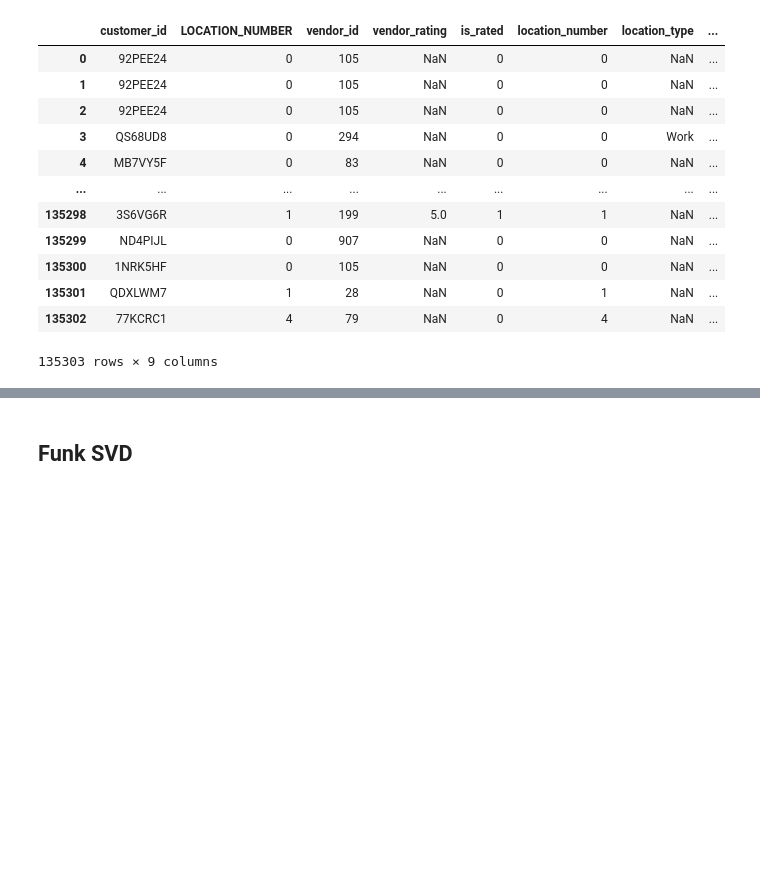
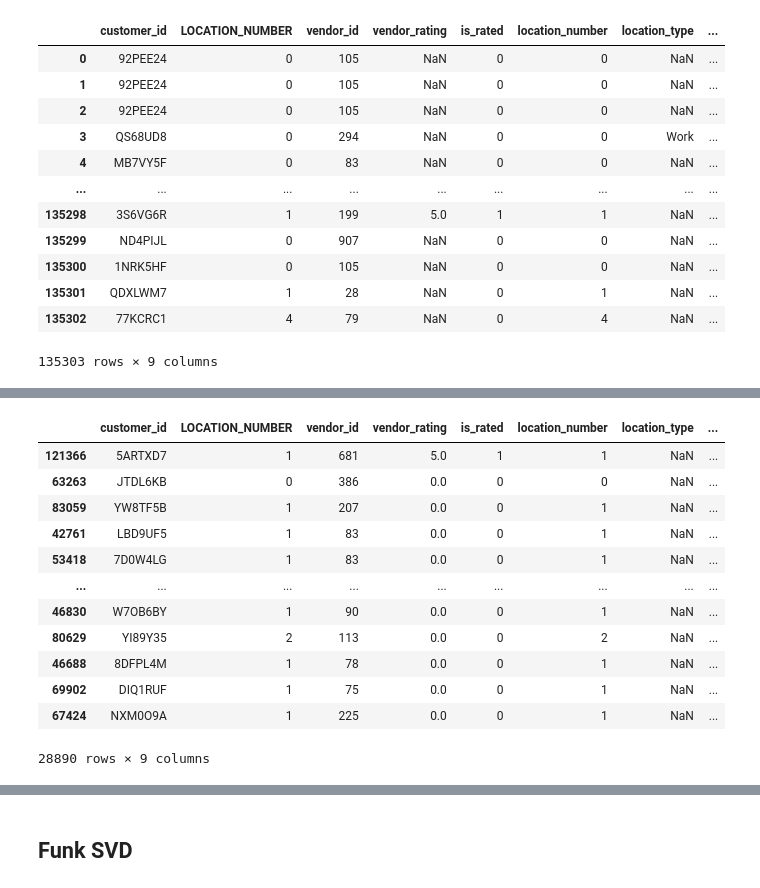
Before and after one commit to Bast-94/Restaurant-Recommander-System, a Jupyter notebook: notebook.ipynb, the cells around one changed output, grey strips where cells are left out. Cells and saved outputs as stored; diff of their text form; code cells hidden in the pictures; blank space fills up the shorter version.

```diff
--- a/notebook.ipynb
+++ b/notebook.ipynb
@@ -95,3 +112,19 @@ def f1_score():
+# %%
+train_order_df[(~ np.isnan(train_order_df['vendor_rating'])) ]
+# %% [output]
+|  | customer_id | LOCATION_NUMBER | vendor_id | vendor_rating | is_rated | location_number | location_type | ... |
+| 121366 | 5ARTXD7 | 1 | 681 | 5.0 | 1 | 1 | NaN | ... |
+| 63263 | JTDL6KB | 0 | 386 | 0.0 | 0 | 0 | NaN | ... |
+| 83059 | YW8TF5B | 1 | 207 | 0.0 | 0 | 1 | NaN | ... |
+| 42761 | LBD9UF5 | 1 | 83 | 0.0 | 0 | 1 | NaN | ... |
+| 53418 | 7D0W4LG | 1 | 83 | 0.0 | 0 | 1 | NaN | ... |
+| ... | ... | ... | ... | ... | ... | ... | ... | ... |
+| 46830 | W7OB6BY | 1 | 90 | 0.0 | 0 | 1 | NaN | ... |
+| 80629 | YI89Y35 | 2 | 113 | 0.0 | 0 | 2 | NaN | ... |
+| 46688 | 8DFPL4M | 1 | 78 | 0.0 | 0 | 1 | NaN | ... |
+| 69902 | DIQ1RUF | 1 | 75 | 0.0 | 0 | 1 | NaN | ... |
+| 67424 | NXM0O9A | 1 | 225 | 0.0 | 0 | 1 | NaN | ... |
+28890 rows × 9 columns
 # %%
 
 
```
Also changed, not shown: parts of 10 cells of this notebook.
